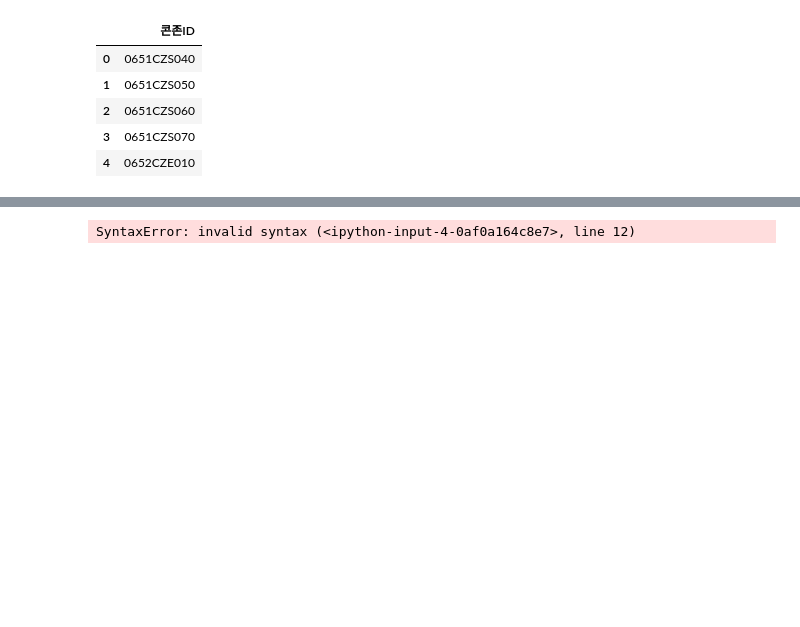
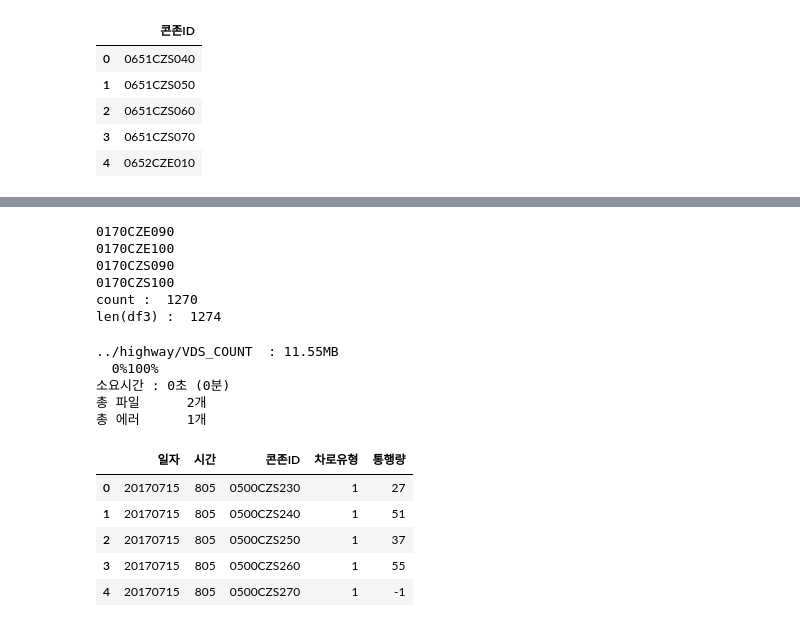
Before and after one commit to ghghtygh/akc_rproject, a Jupyter notebook: 교통량처리.ipynb, the cells around one changed output, grey strips where cells are left out. Drawn from its saved outputs; the diff is of its cells as text; code cells hidden in the pictures; blank space fills up the shorter version.

Commit message:
data review

```diff
--- a/교통량처리.ipynb
+++ b/교통량처리.ipynb
@@ -282,14 +400,31 @@ len(no_xy) :  298
+# %%
+count=0
+for n in df3['콘존ID']:
+    m_cf = False
+    for g in cz_gugan['콘존ID']:
+        if n in g:
+            count+=1
+            m_cf = True
+    if m_cf==False:
+        print(n)
+print('count : ',count)
+print('len(df3) : ',len(df3))
+# %% [output]
+0170CZE090
+0170CZE100
+0170CZS090
+0170CZS100
+count :  1270
+len(df3) :  1274
 # %%
 ## 통행량
 
-#highway/data/VDS_COUNT
-folder='VDS_COUNT'
+#../highway/VDS_COUNT
+folder='../highway/VDS_COUNT'
 path = r'%s'%folder
 
-df1=pd.DataFrame(
+df1=pd.DataFrame()
 file_list= os.listdir(path)
-
-start = time.time()
 
 # 정상/오류 파일 개수
 count = 0
@@ -313,6 +448,8 @@ m_all = m_sum
 m_sum = 0
 
 print(folder,' : %.2fMB' % (m_all/(1024*1024)))
+
+start=time.time()
 
 for i in file_list[:d]:
 
@@ -322,31 +459,43 @@ for i in file_list[:d]:
         df_tmp = pd.read_csv(strs, sep="|", encoding='CP949', error_bad_lines=False, warn_bad_lines=False)
         df1=df1.append(df_tmp,sort=False)
         del df_tmp
     except:
         #print(strs," 파일에서 에러발생")
         error_count+=1
 
     count+=1
 
     m_stat = os.stat(strs)
     m_size=m_stat.st_size
     m_sum+=m_size
     now = int(m_sum/m_all*100)
     if(now>tmp):
         print('%3d%%' % now, end='', flush = True)
     tmp = now
 
 end = time.time()
 
 print('\n소요시간 : %d초 (%d분)' % (int(end-start),(int(end-start)/60)))
 print('총 파일 %6d개' % count)
 print('총 에러 %6d개' % error_count)
 
 df1.columns=['일자','시간','콘존ID','차로유형','통행량','???']
 df1=df1.drop('???',1)
+
+#df1.to_csv(r'test_amount.csv')
 df1.head(5)
 #==> 소요시간 : 초
 #==> 총 파일 1577개
 #==> 총 에러 0개
 # %% [output]
-SyntaxError: invalid syntax (<ipython-input-4-0af0a164c8e7>, line 12)
+../highway/VDS_COUNT  : 11.55MB
+  0%100%
+소요시간 : 0초 (0분)
+총 파일      2개
+총 에러      1개
+|  | 일자 | 시간 | 콘존ID | 차로유형 | 통행량 |
+| 0 | 20170715 | 805 | 0500CZS230 | 1 | 27 |
+| 1 | 20170715 | 805 | 0500CZS240 | 1 | 51 |
+| 2 | 20170715 | 805 | 0500CZS250 | 1 | 37 |
+| 3 | 20170715 | 805 | 0500CZS260 | 1 | 55 |
+| 4 | 20170715 | 805 | 0500CZS270 | 1 | -1 |
```
Also changed, not shown: parts of 8 cells of this notebook, 6 other files.
